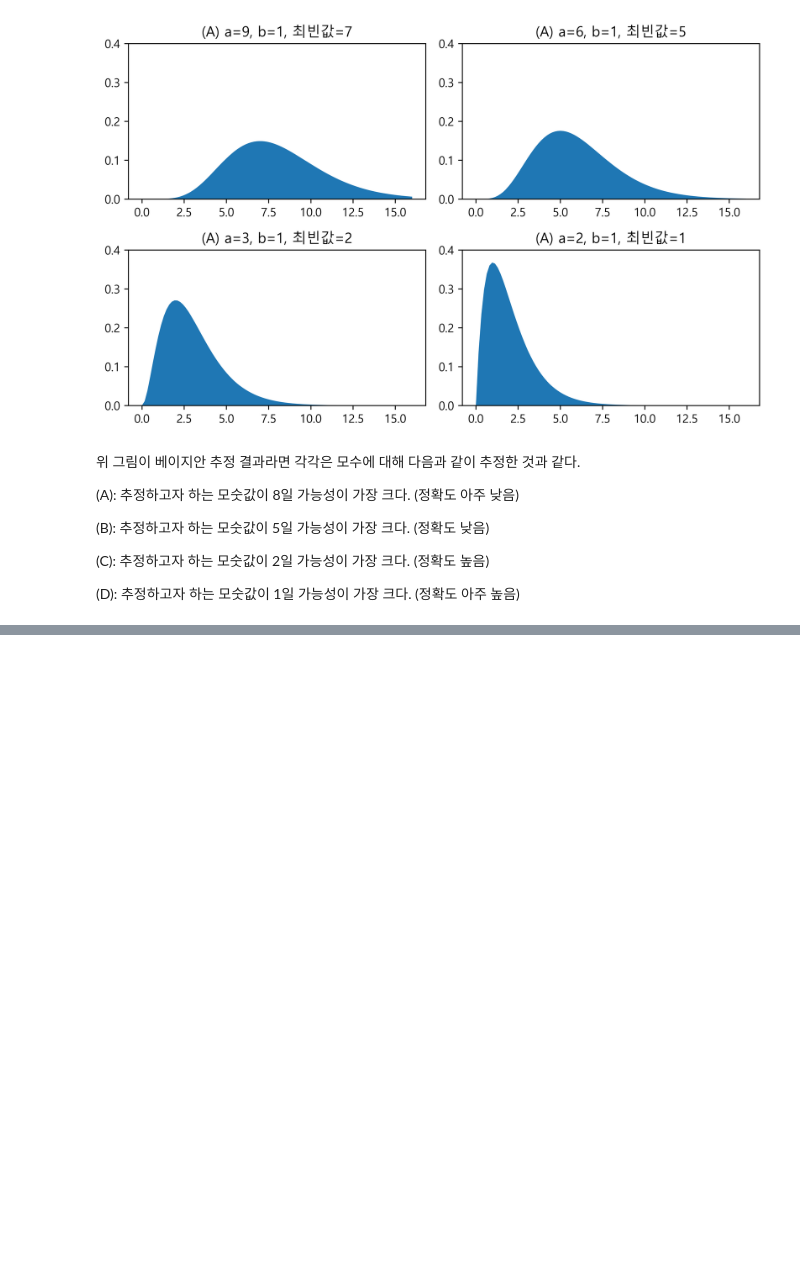
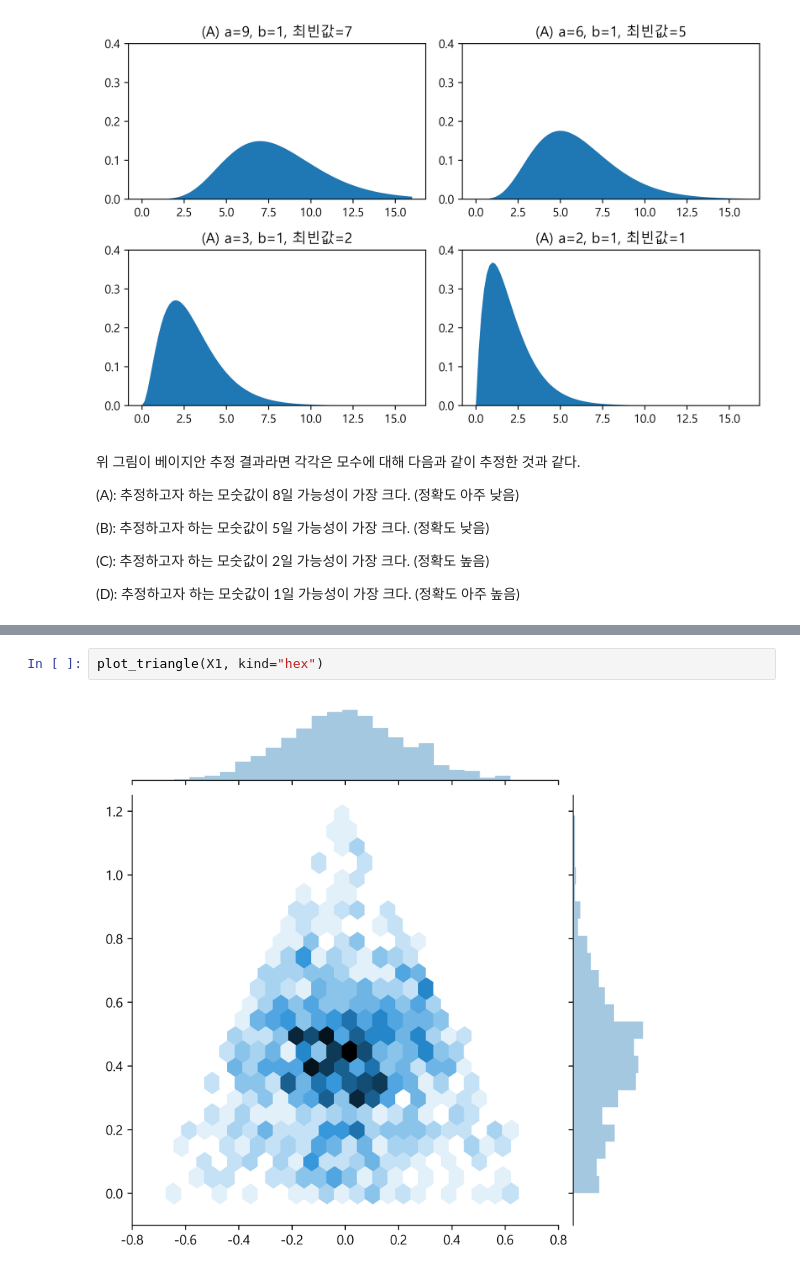
Before and after one commit to dreandes/Code, a Jupyter notebook: math/8.7 베타분포, 감마분포, 디리클레분포.ipynb, the cells around one changed output, grey strips where cells are left out. Drawn from its saved outputs; the diff is of its cells as text; blank space fills up the shorter version.

```diff
--- a/math/8.7 베타분포, 감마분포, 디리클레분포.ipynb
+++ b/math/8.7 베타분포, 감마분포, 디리클레분포.ipynb
@@ -70,0 +146,4 @@ plt.show()
+# %%
+plot_triangle(X1, kind="hex")
+# %% [output]
+[figure, added]
```
Also changed, not shown: parts of 17 cells of this notebook, 6 other files.
